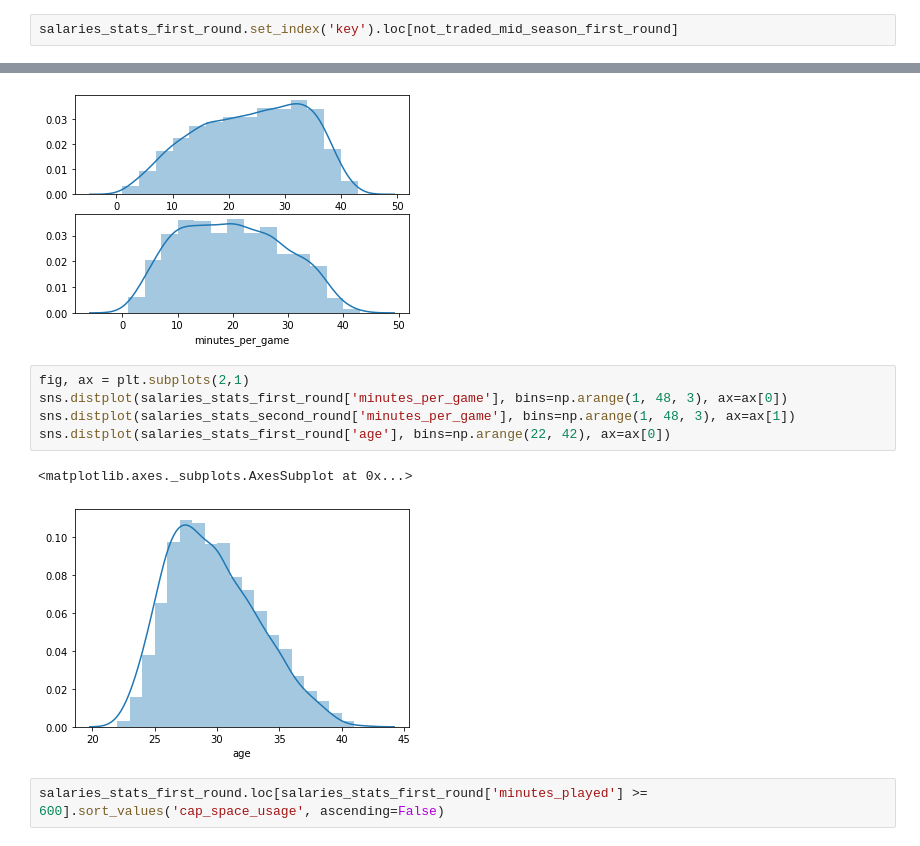
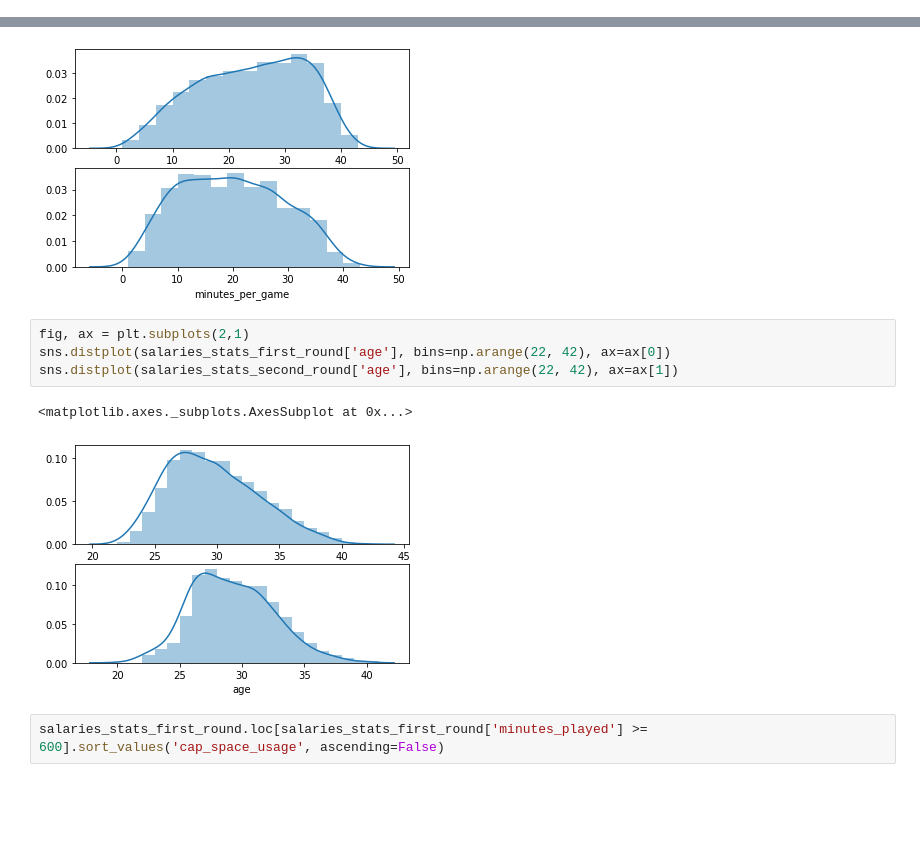
Before and after one commit to ZachLiu519/nba-model, a Jupyter notebook: week_2_data_exploration/contract_stats.ipynb, the cells around one changed output, grey strips where cells are left out. Saved outputs shown, nothing was run; the diff lists cells and outputs as text; blank space fills up the shorter version.

```diff
--- a/week_2_data_exploration/contract_stats.ipynb
+++ b/week_2_data_exploration/contract_stats.ipynb
@@ -70,5 +70,3 @@ array(['1998-99', '1999-00', '2000-01', '2001-02', '2002-03', '2003-04',
        '2004-05', '2005-06', '2006-07', '2007-08', '2008-09', '2009-10',
        '2010-11', '2011-12', '2012-13', '2013-14', '2014-15', '2015-16',
        '2016-17', '2017-18', '2018-19', '2019-20'], dtype=object)
-# %%
-salaries_stats_first_round.set_index('key').loc[not_traded_mid_season_first_round]
@@ -140,12 +181,11 @@ sns.distplot(salaries_stats_second_round['minutes_per_game'], bins=np.arange(1,
 [figure]
 # %%
 fig, ax = plt.subplots(2,1)
-sns.distplot(salaries_stats_first_round['minutes_per_game'], bins=np.arange(1, 48, 3), ax=ax[0])
-sns.distplot(salaries_stats_second_round['minutes_per_game'], bins=np.arange(1, 48, 3), ax=ax[1])
 sns.distplot(salaries_stats_first_round['age'], bins=np.arange(22, 42), ax=ax[0])
+sns.distplot(salaries_stats_second_round['age'], bins=np.arange(22, 42), ax=ax[1])
 # %% [output]
 <matplotlib.axes._subplots.AxesSubplot at 0x...>
-[figure, old version]
+[figure, new version]
 # %%
 salaries_stats_first_round.loc[salaries_stats_first_round['minutes_played'] >= 600].sort_values('cap_space_usage', ascending=False)
 # %% [output]
```
Also changed, not shown: parts of 14 cells of this notebook, 3 other files.
